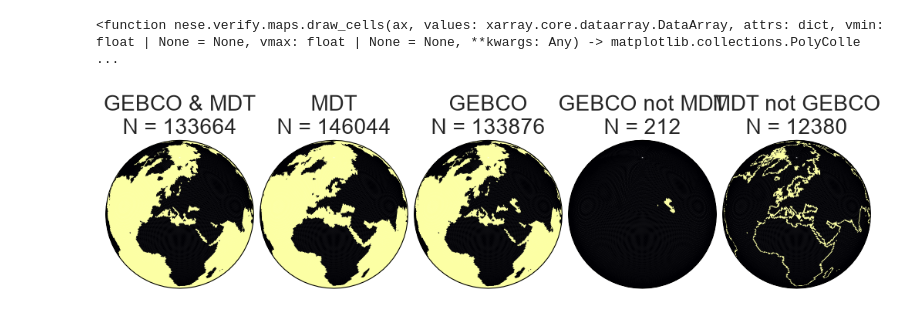
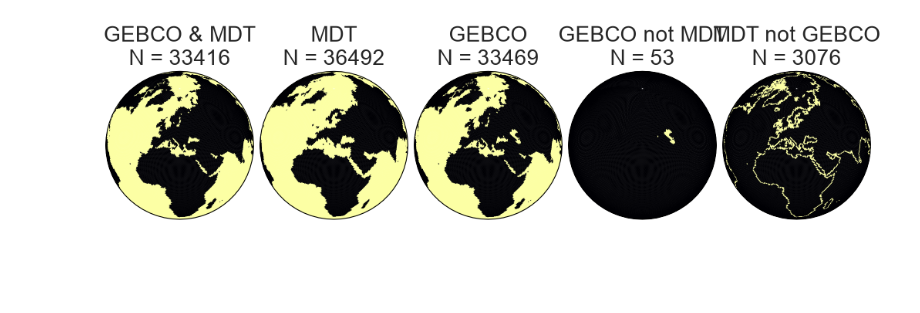
Before and after one commit to timothyas/nese, a Jupyter notebook: experimental/diagnose-uvgxt/plot_cell_selection.ipynb, the cells around one changed output. Cells and saved outputs as stored; diff of their text form; code cells hidden in the pictures; blank space fills up the shorter version.

Commit message:
corrected number of valid points in plots

```diff
--- a/experimental/diagnose-uvgxt/plot_cell_selection.ipynb
+++ b/experimental/diagnose-uvgxt/plot_cell_selection.ipynb
@@ -12,39 +12,35 @@ from nese.verify.data import open_anemoi_dataset
 from nese.verify.maps import draw_cells
 # %%
 ds = open_anemoi_dataset("base-hpx6-24h/dataset.zarr/")
-# %%
-draw_cells
-# %% [output]
-<function nese.verify.maps.draw_cells(ax, values: xarray.core.dataarray.DataArray, attrs: dict, vmin: float | None = None, vmax: float | None = None, **kwargs: Any) -> matplotlib.collections.PolyColle ...
 # %%
 fig, axs = plt.subplots(
     1, 5, figsize=(10, 20),
     subplot_kw={
         "projection": ccrs.Orthographic(
             central_longitude=20,
             central_latitude=40,
         )
     },
 )
 
 gebco = ds["land_fraction"] < .1
 #gebco = ds["mdt_v"].notnull()
-mdt = ds["mdt"].notnull()
+mdt = ds["mdt"].notnull() & ds["mdt_u"].notnull() & ds["mdt_v"].notnull()
 
 gebco_not_mdt = gebco & ~mdt
 mdt_not_gebco = mdt & ~gebco
 gebco_and_mdt = gebco & mdt
 
 for plotme, label, ax in zip(
     [gebco_and_mdt, mdt, gebco, gebco_not_mdt, mdt_not_gebco],
     ["GEBCO & MDT", "MDT", "GEBCO", "GEBCO not MDT", "MDT not GEBCO"],
     axs,
 ):
     draw_cells(
         ax=ax,
         values=plotme.isel(time=0),
         attrs=ds.attrs,
     )
-    ax.set(title=f"{label}\nN = {plotme.sum().values.astype(int)}")
+    ax.set(title=f"{label}\nN = {plotme.isel(time=0).astype(int).sum().values.astype(int)}")
 # %% [output]
-[figure, old version]
+[figure, new version]
```
